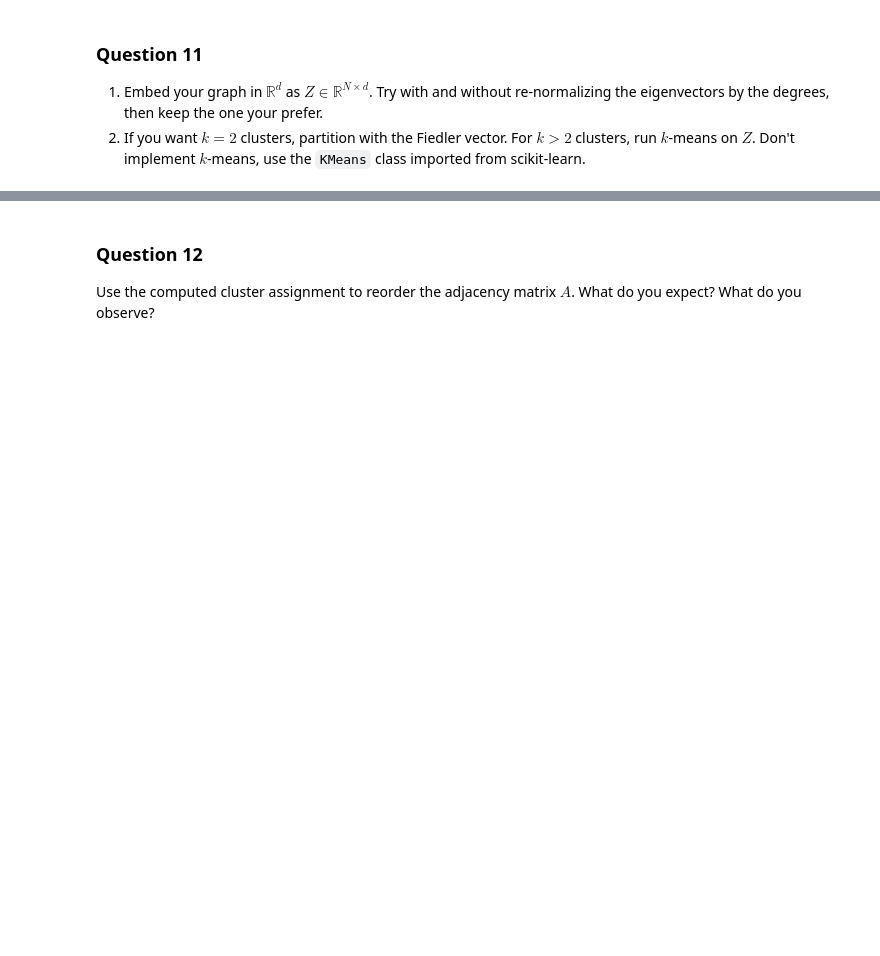
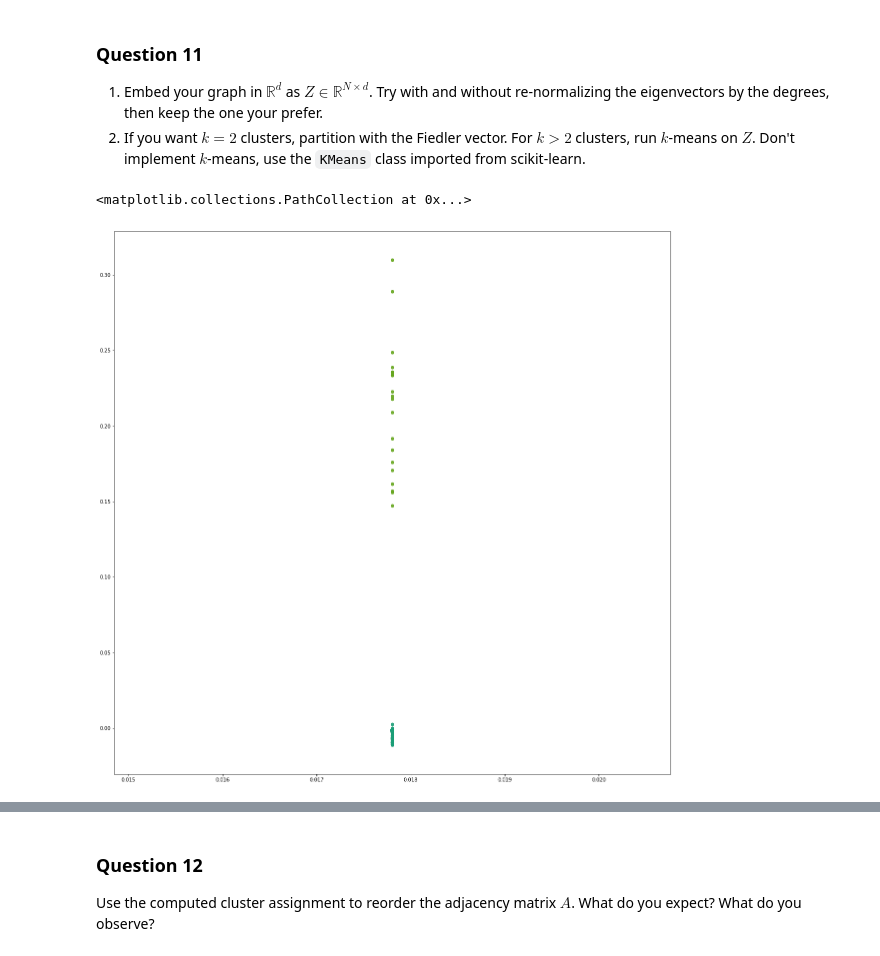
Before and after one commit to rusucosmin/ntp, a Jupyter notebook: 3_spectral_graph_theory.ipynb, the cells around one changed output, grey strips where cells are left out. Drawn from its saved outputs; the diff is of its cells as text; code cells hidden in the pictures; blank space fills up the shorter version.

```diff
--- a/3_spectral_graph_theory.ipynb
+++ b/3_spectral_graph_theory.ipynb
@@ -242,13 +285,15 @@ k is the number of clusters we will get, d is the dimensionality of our datapoin
 # %%
 # Your code here.
 plt.figure(figsize=(20, 20))
-eigen_val, eigen_vec = scipy.sparse.linalg.eigsh(scipy.sparse.csc_matrix(laplacian_normalized_).asfptype(), 2)
-kmeans = KMeans(n_clusters=10)
-# Fitting the input data
-kmeans = kmeans.fit(eigen_vec)
+kmeans = KMeans(n_clusters=3)
+# Normalized vectors and Fitting the input data
+kmeans = kmeans.fit(eigenvec_sorted[:,0:4])
 # Getting the cluster labels
-labels = kmeans.predict(eigen_vec)
+labels = kmeans.predict(eigenvec_sorted[:,0:4])
 plt.scatter(eigen_vec[:,0],eigen_vec[:,1], alpha=0.9, cmap=plt.cm.Dark2, c=labels)
+# %% [output]
+<matplotlib.collections.PathCollection at 0x...>
+[figure, added]
 # %%
 #checking how many nodes are in each cluster
 d = {}
```
Also changed, not shown: parts of 22 cells of this notebook.
